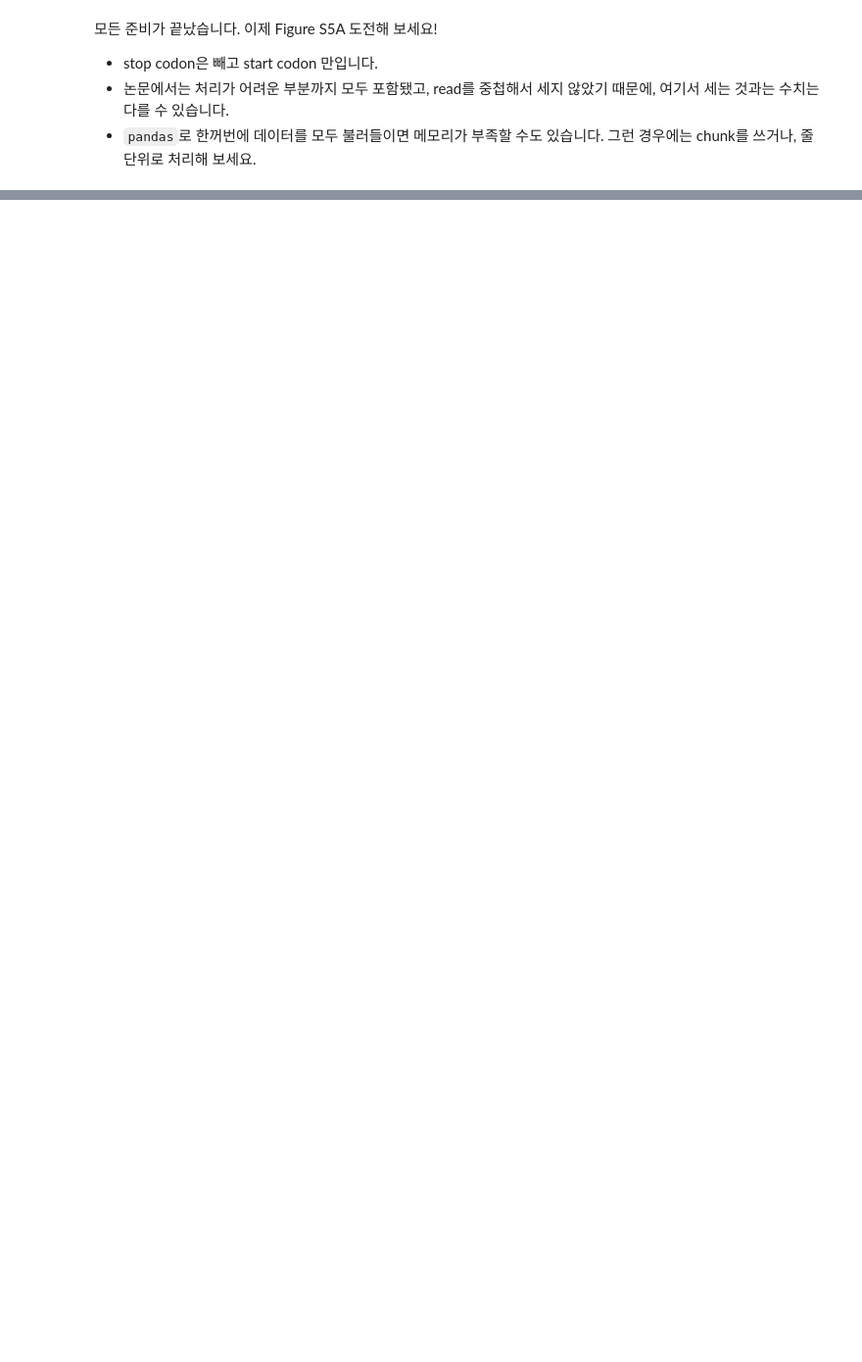
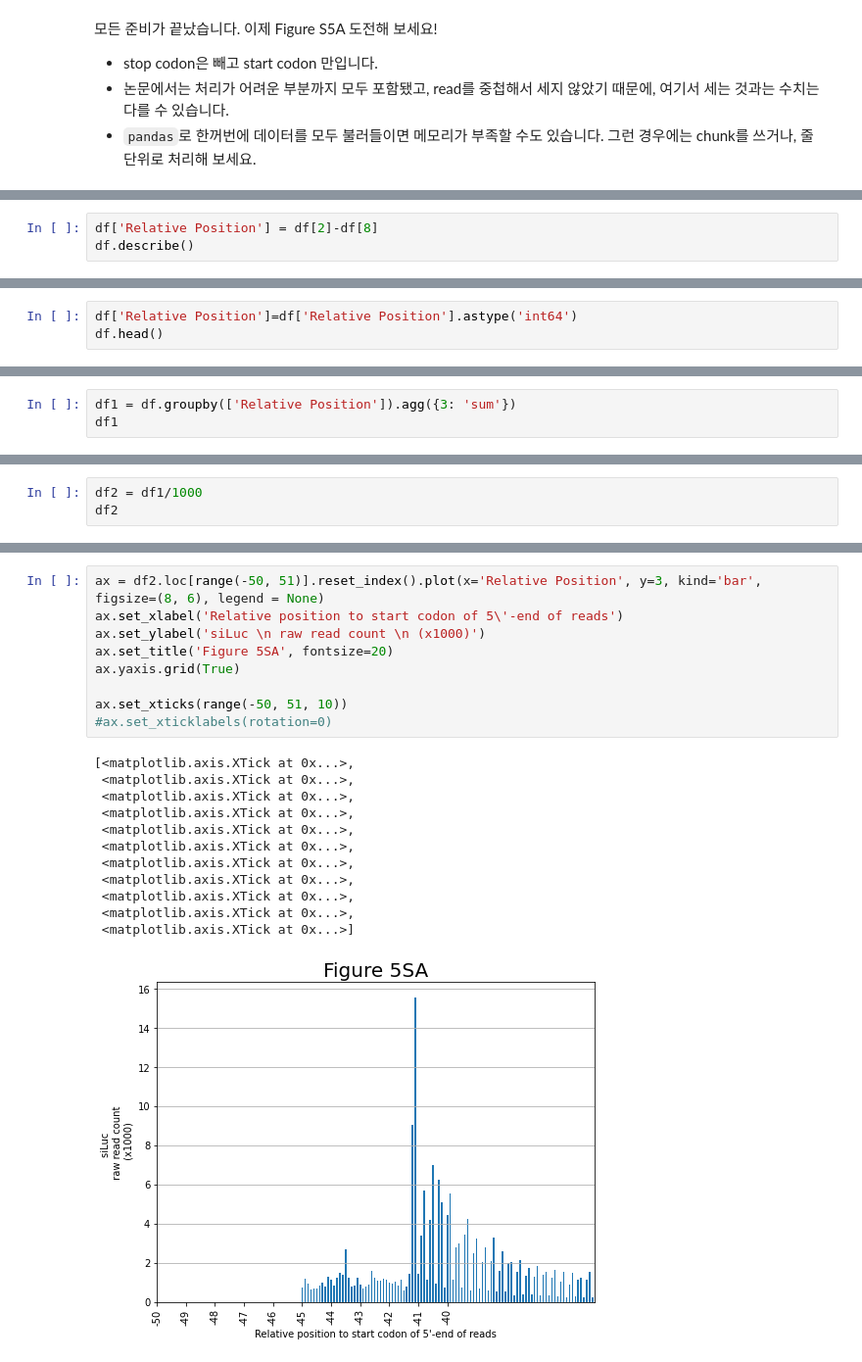
Before and after one commit to soominsong/Term_project_mission, a Jupyter notebook: CoLab_TermProj_M2.ipynb, the cells around one changed output, grey strips where cells are left out. Shown: that part at 98% size. Cells and saved outputs as stored; diff of their text form; blank space fills up the shorter version.

```diff
--- a/CoLab_TermProj_M2.ipynb
+++ b/CoLab_TermProj_M2.ipynb
@@ -199,0 +268,3 @@ start codon가 들어가 있는 exon들을 고르기 위해서 미리 + strand
+# %%
+df['Relative Position'] = df[2]-df[8]
+df.describe()
@@ -199,0 +273,3 @@ start codon가 들어가 있는 exon들을 고르기 위해서 미리 + strand
+# %%
+df['Relative Position']=df['Relative Position'].astype('int64')
+df.head()
@@ -199,0 +283,3 @@ start codon가 들어가 있는 exon들을 고르기 위해서 미리 + strand
+# %%
+df1 = df.groupby(['Relative Position']).agg({3: 'sum'})
+df1
@@ -199,0 +301,3 @@ start codon가 들어가 있는 exon들을 고르기 위해서 미리 + strand
+# %%
+df2 = df1/1000
+df2
@@ -199,0 +323,22 @@ start codon가 들어가 있는 exon들을 고르기 위해서 미리 + strand
+# %%
+ax = df2.loc[range(-50, 51)].reset_index().plot(x='Relative Position', y=3, kind='bar', figsize=(8, 6), legend = None)
+ax.set_xlabel('Relative position to start codon of 5\'-end of reads')
+ax.set_ylabel('siLuc \n raw read count \n (x1000)')
+ax.set_title('Figure 5SA', fontsize=20)
+ax.yaxis.grid(True)
+
+ax.set_xticks(range(-50, 51, 10))
+#ax.set_xticklabels(rotation=0)
+# %% [output]
+[<matplotlib.axis.XTick at 0x...>,
+ <matplotlib.axis.XTick at 0x...>,
+ <matplotlib.axis.XTick at 0x...>,
+ <matplotlib.axis.XTick at 0x...>,
+ <matplotlib.axis.XTick at 0x...>,
+ <matplotlib.axis.XTick at 0x...>,
+ <matplotlib.axis.XTick at 0x...>,
+ <matplotlib.axis.XTick at 0x...>,
+ <matplotlib.axis.XTick at 0x...>,
+ <matplotlib.axis.XTick at 0x...>,
+ <matplotlib.axis.XTick at 0x...>]
+[figure, added]
```
Also changed, not shown: parts of 16 cells of this notebook.
